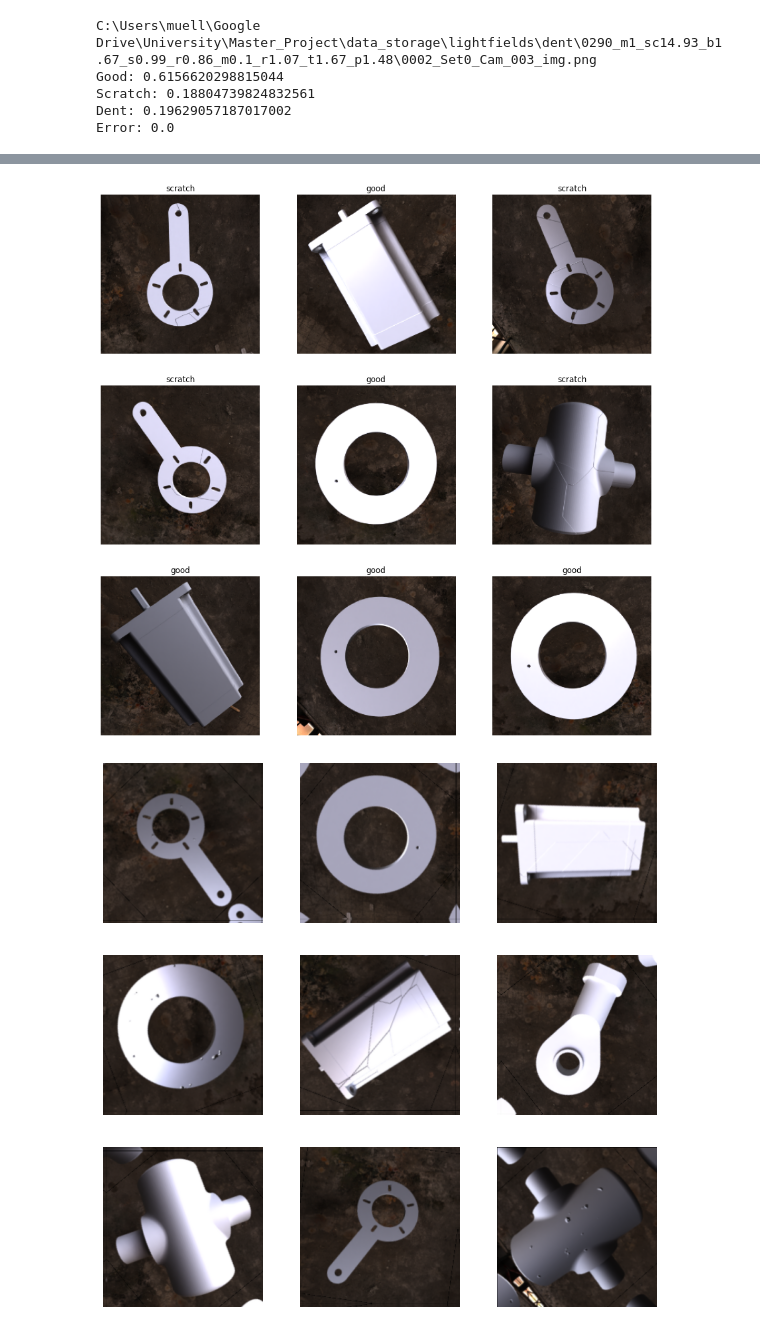
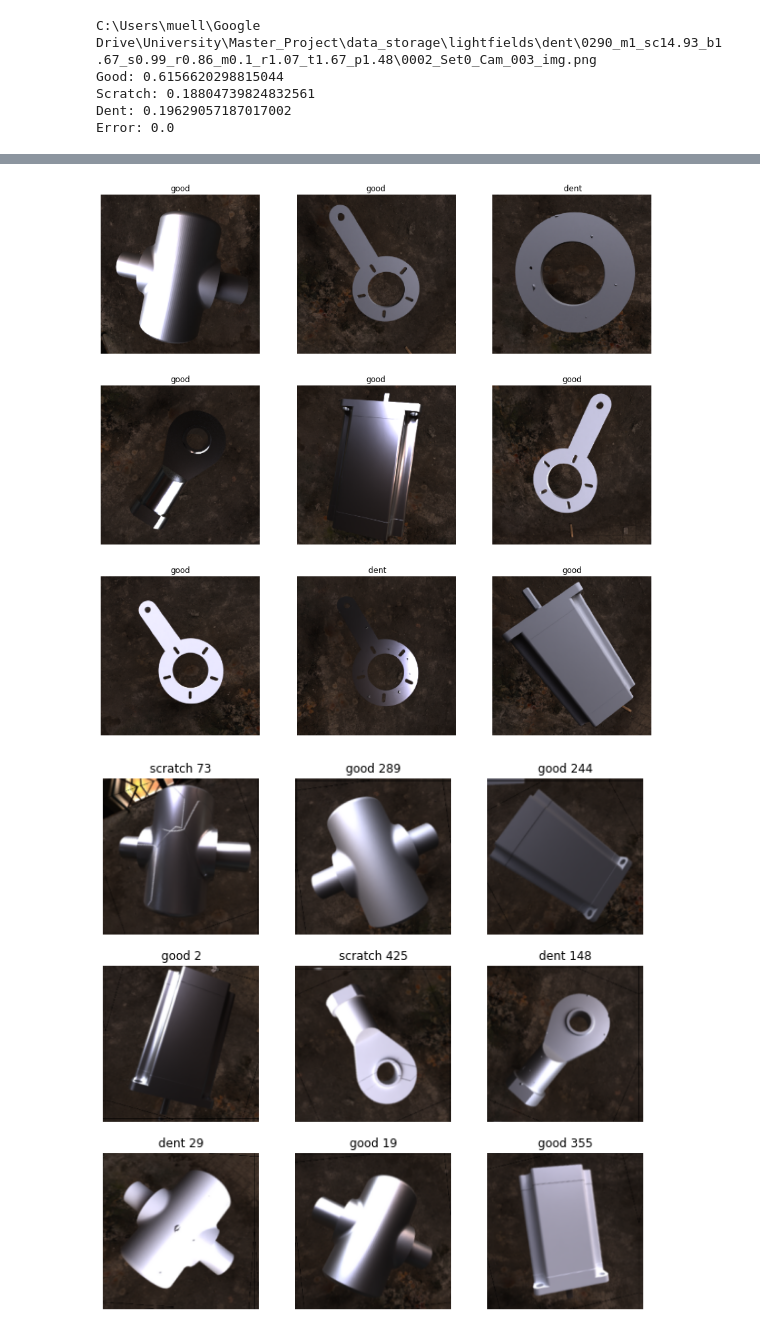
Before and after one commit to rgmueller/EPIDef, a Jupyter notebook: Base_ENB0.ipynb, the cells around one changed output, grey strips where cells are left out. Saved outputs shown, nothing was run; the diff lists cells and outputs as text; code cells hidden in the pictures.

```diff
--- a/Base_ENB0.ipynb
+++ b/Base_ENB0.ipynb
@@ -32,7 +35,7 @@ def load_lightfield_data(lf_directory):
     image_dirs = []
     for path, subdirs, files in os.walk(lf_directory):
         for name in files:
-            if '0002_Set0_Cam_003_img.png' in name:
+            if '0001_Set0_Cam_003_img.png' in name:
                 image_dirs.append(os.path.join(path, name))
     random.seed(1)
     random.shuffle(image_dirs)
@@ -64,7 +67,7 @@ def load_lightfield_data(lf_directory):
     print(f"Dent: {dent / (good + scratch + dent + error)}")
     print(f"Error: {error / (good + scratch + dent + error)}")
 
-    return features, labels  # Data does not need to be normalized, it's part of the model
+    return features/255, labels  # Data does not need to be normalized, it's part of the model
 # %%
 # (x_all, y_all) = load_lightfield_data("C:\\Users\\muell\\Desktop\\blender_output_tmp")
 (x_all, y_all) = load_lightfield_data("C:\\Users\\muell\\Google Drive\\University\\Master_Project\\data_storage\\lightfields")
@@ -83,11 +94,11 @@ plt.figure(figsize=(15,15))
 for i in range(9):
     k = np.random.randint(0,500)
     ax = plt.subplot(3, 3, i + 1)
-    plt.imshow(x_all[k].astype("uint8"))
+    plt.imshow((x_all[k]*255).astype("uint8"))
     plt.title({0:'good', 1:'scratch', 2:' dent'}[y_all[k]])
     plt.axis("off")
 # %% [output]
-[figure, old version]
+[figure, new version]
 # %%
 from tensorflow.keras.layers.experimental import preprocessing
 from tensorflow.keras.models import Sequential
@@ -105,13 +116,14 @@ img_augmentation = Sequential(
 # %%
 plt.figure(figsize=(10,10))
 for i in range(9):
     j = np.random.randint(0,500)
     ax = plt.subplot(3, 3, i + 1)
-    aug_img = img_augmentation(tf.expand_dims(x_train[j], axis=0))
-    plt.imshow(aug_img[0].numpy().astype("uint8"))
+    aug_img = img_augmentation(tf.expand_dims(x_test[j], axis=0))
+    plt.imshow((aug_img[0].numpy()*255).astype("uint8"))
+    plt.title({0:f'good {j}', 1:f'scratch {j}', 2:f'dent {j}'}[y_test[j]])
     plt.axis("off")
 # %% [output]
-[figure, old version]
+[figure, new version]
 # %%
 y_train_cat = tf.one_hot(y_train, NUM_CLASSES)
 y_test_cat = tf.one_hot(y_test, NUM_CLASSES)
```
Also changed, not shown: parts of 7 cells of this notebook, 3 other files.
